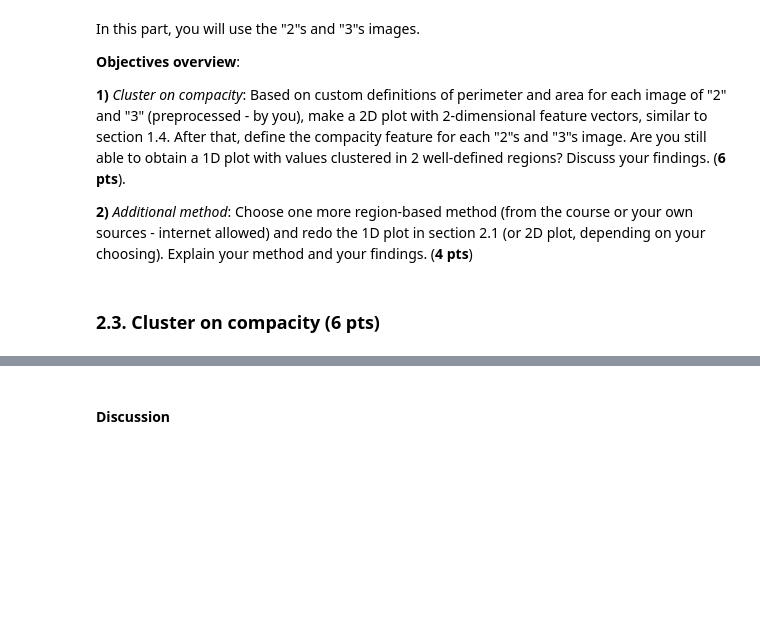
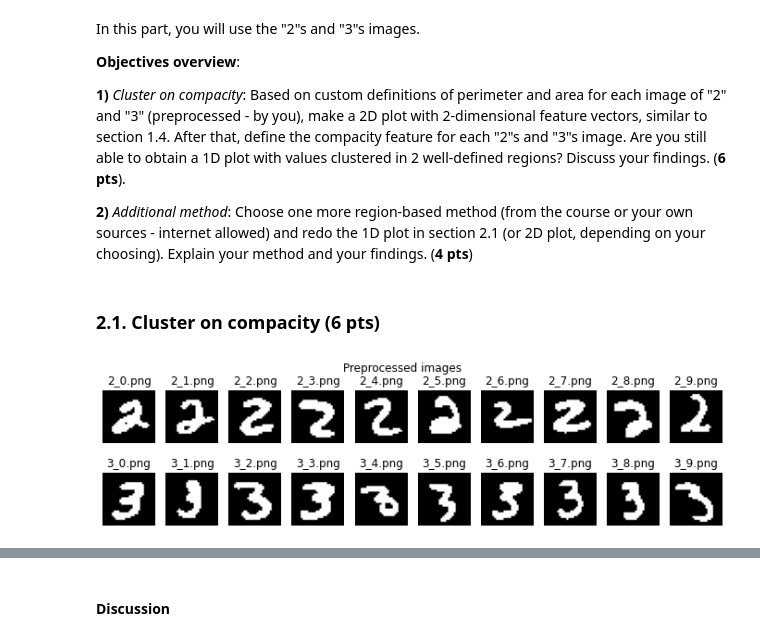
Before and after one commit to tobiasforest/iapr, a Jupyter notebook: labs/lab_02_object_description.ipynb, the cells around one changed output, grey strips where cells are left out. Drawn from its saved outputs; the diff is of its cells as text; code cells hidden in the pictures; blank space fills up the shorter version.

```diff
--- a/labs/lab_02_object_description.ipynb
+++ b/labs/lab_02_object_description.ipynb
@@ -467,4 +467,4 @@ In this part, you will use the "2"s and "3"s images.
 
 **2)** *Additional method*: Choose one more region-based method (from the course or your own sources - internet allowed) and redo the 1D plot in section 2.1 (or 2D plot, depending on your choosing). Explain your method and your findings. (**4 pts**)
 # %% [markdown]
-### 2.3. Cluster on compacity (6 pts)
+### 2.1. Cluster on compacity (6 pts)
@@ -472,0 +471,19 @@ In this part, you will use the "2"s and "3"s images.
+# %%
+# TODO
+twos = [preprocess_image(im) for im in twos_im]
+threes = [preprocess_image(im) for im in threes_im]
+
+# Plot images
+fig, axes = plt.subplots(2, len(zeros), figsize=(12, 3))
+for ax, im, nm in zip(axes[0], twos, twos_names):
+    ax.imshow(im, cmap='gray')
+    ax.axis('off')
+    ax.set_title(nm)
+for ax, im, nm in zip(axes[1], threes, threes_names):
+    ax.imshow(im, cmap='gray')
+    ax.axis('off')
+    ax.set_title(nm)
+fig.suptitle("Preprocessed images")
+plt.show()
+# %% [output]
+[figure, added]
```
Also changed, not shown: parts of 7 cells of this notebook.
